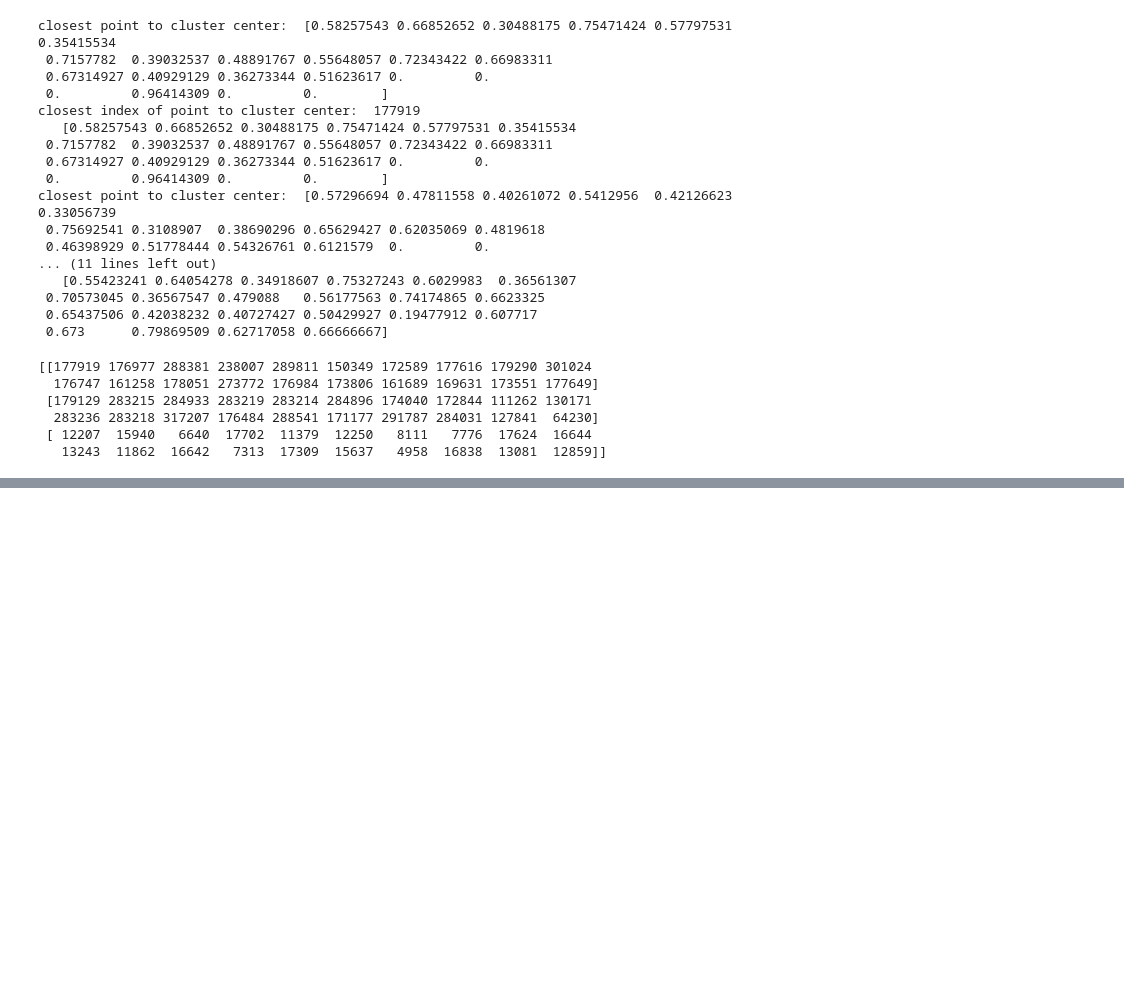
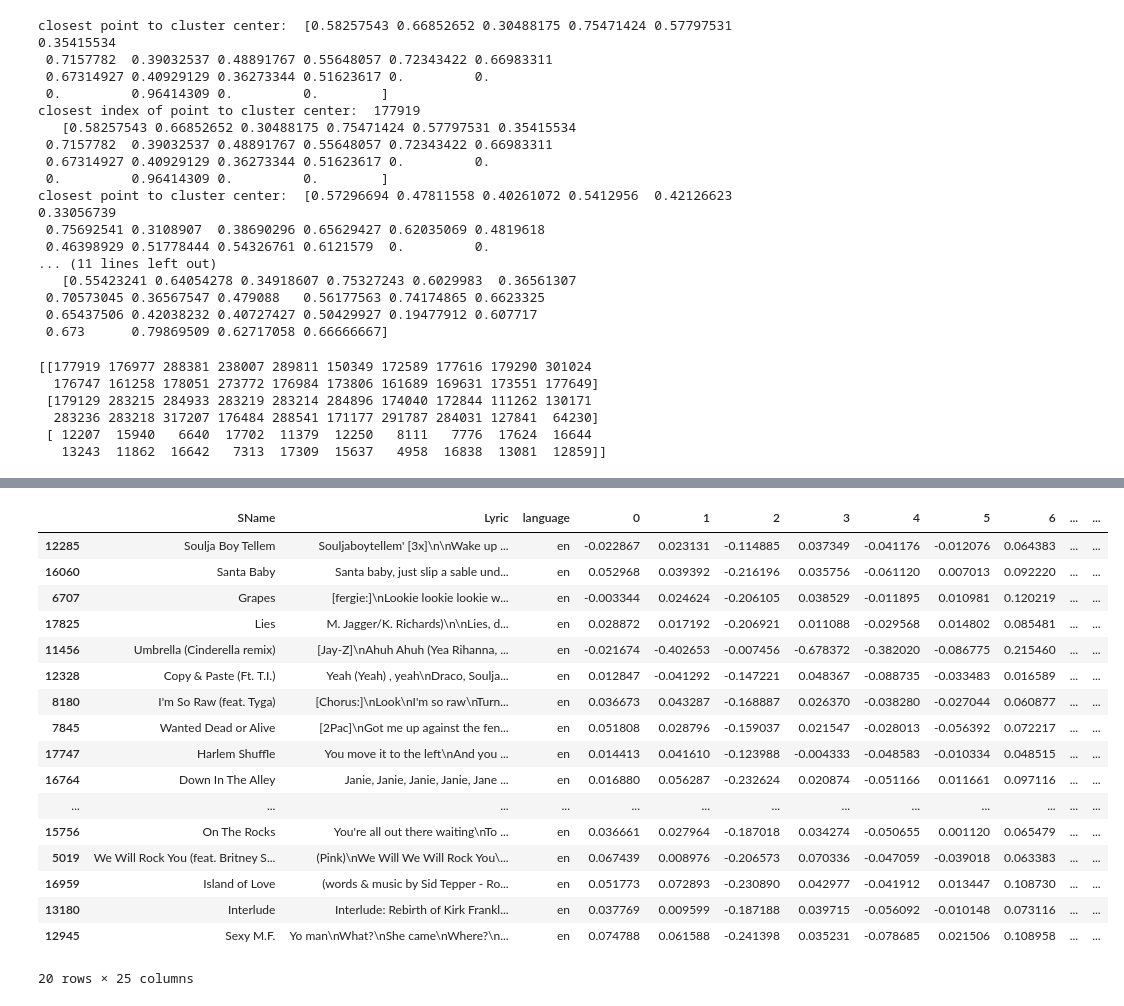
Before and after one commit to sabinacatherine/Spotify-Playlist, a Jupyter notebook: Spotify_playlists.ipynb, the cells around one changed output, grey strips where cells are left out. Cells and saved outputs as stored; diff of their text form; code cells hidden in the pictures; blank space fills up the shorter version.

```diff
--- a/Spotify_playlists.ipynb
+++ b/Spotify_playlists.ipynb
@@ -527,0 +570,21 @@ print(ind)
+# %%
+pt_concat.iloc[ind[2]]
+# %% [output]
+|  | SName | Lyric | language | 0 | 1 | 2 | 3 | 4 | 5 | 6 | ... | ... |
+| 12285 | Soulja Boy Tellem | Souljaboytellem' [3x]\n\nWake up ... | en | -0.022867 | 0.023131 | -0.114885 | 0.037349 | -0.041176 | -0.012076 | 0.064383 | ... | ... |
+| 16060 | Santa Baby | Santa baby, just slip a sable und... | en | 0.052968 | 0.039392 | -0.216196 | 0.035756 | -0.061120 | 0.007013 | 0.092220 | ... | ... |
+| 6707 | Grapes | [fergie:]\nLookie lookie lookie w... | en | -0.003344 | 0.024624 | -0.206105 | 0.038529 | -0.011895 | 0.010981 | 0.120219 | ... | ... |
+| 17825 | Lies | M. Jagger/K. Richards)\n\nLies, d... | en | 0.028872 | 0.017192 | -0.206921 | 0.011088 | -0.029568 | 0.014802 | 0.085481 | ... | ... |
+| 11456 | Umbrella (Cinderella remix) | [Jay-Z]\nAhuh Ahuh (Yea Rihanna, ... | en | -0.021674 | -0.402653 | -0.007456 | -0.678372 | -0.382020 | -0.086775 | 0.215460 | ... | ... |
+| 12328 | Copy & Paste (Ft. T.I.) | Yeah (Yeah) , yeah\nDraco, Soulja... | en | 0.012847 | -0.041292 | -0.147221 | 0.048367 | -0.088735 | -0.033483 | 0.016589 | ... | ... |
+| 8180 | I'm So Raw (feat. Tyga) | [Chorus:]\nLook\nI'm so raw\nTurn... | en | 0.036673 | 0.043287 | -0.168887 | 0.026370 | -0.038280 | -0.027044 | 0.060877 | ... | ... |
+| 7845 | Wanted Dead or Alive | [2Pac]\nGot me up against the fen... | en | 0.051808 | 0.028796 | -0.159037 | 0.021547 | -0.028013 | -0.056392 | 0.072217 | ... | ... |
+| 17747 | Harlem Shuffle | You move it to the left\nAnd you ... | en | 0.014413 | 0.041610 | -0.123988 | -0.004333 | -0.048583 | -0.010334 | 0.048515 | ... | ... |
+| 16764 | Down In The Alley | Janie, Janie, Janie, Janie, Jane ... | en | 0.016880 | 0.056287 | -0.232624 | 0.020874 | -0.051166 | 0.011661 | 0.097116 | ... | ... |
+| ... | ... | ... | ... | ... | ... | ... | ... | ... | ... | ... | ... | ... |
+| 15756 | On The Rocks | You're all out there waiting\nTo ... | en | 0.036661 | 0.027964 | -0.187018 | 0.034274 | -0.050655 | 0.001120 | 0.065479 | ... | ... |
+| 5019 | We Will Rock You (feat. Britney S... | (Pink)\nWe Will We Will Rock You\... | en | 0.067439 | 0.008976 | -0.206573 | 0.070336 | -0.047059 | -0.039018 | 0.063383 | ... | ... |
+| 16959 | Island of Love | (words & music by Sid Tepper - Ro... | en | 0.051773 | 0.072893 | -0.230890 | 0.042977 | -0.041912 | 0.013447 | 0.108730 | ... | ... |
+| 13180 | Interlude | Interlude: Rebirth of Kirk Frankl... | en | 0.037769 | 0.009599 | -0.187188 | 0.039715 | -0.056092 | -0.010148 | 0.073116 | ... | ... |
+| 12945 | Sexy M.F. | Yo man\nWhat?\nShe came\nWhere?\n... | en | 0.074788 | 0.061588 | -0.241398 | 0.035231 | -0.078685 | 0.021506 | 0.108958 | ... | ... |
+20 rows × 25 columns
```
Also changed, not shown: parts of 2 cells of this notebook.
